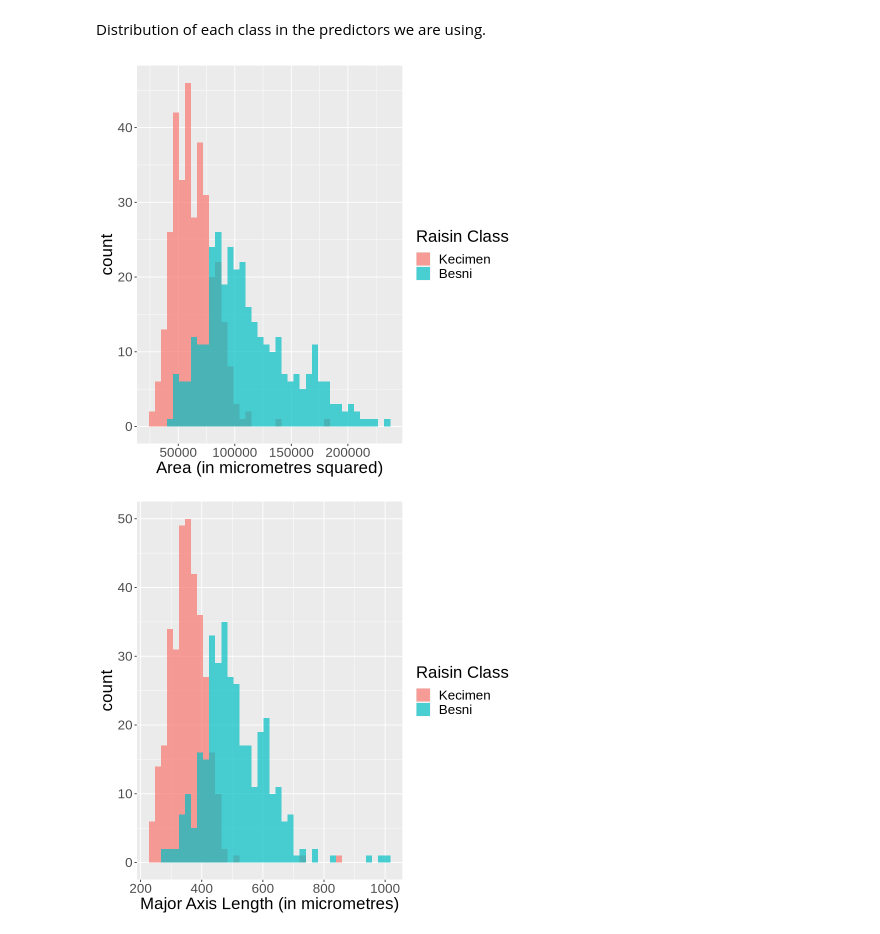
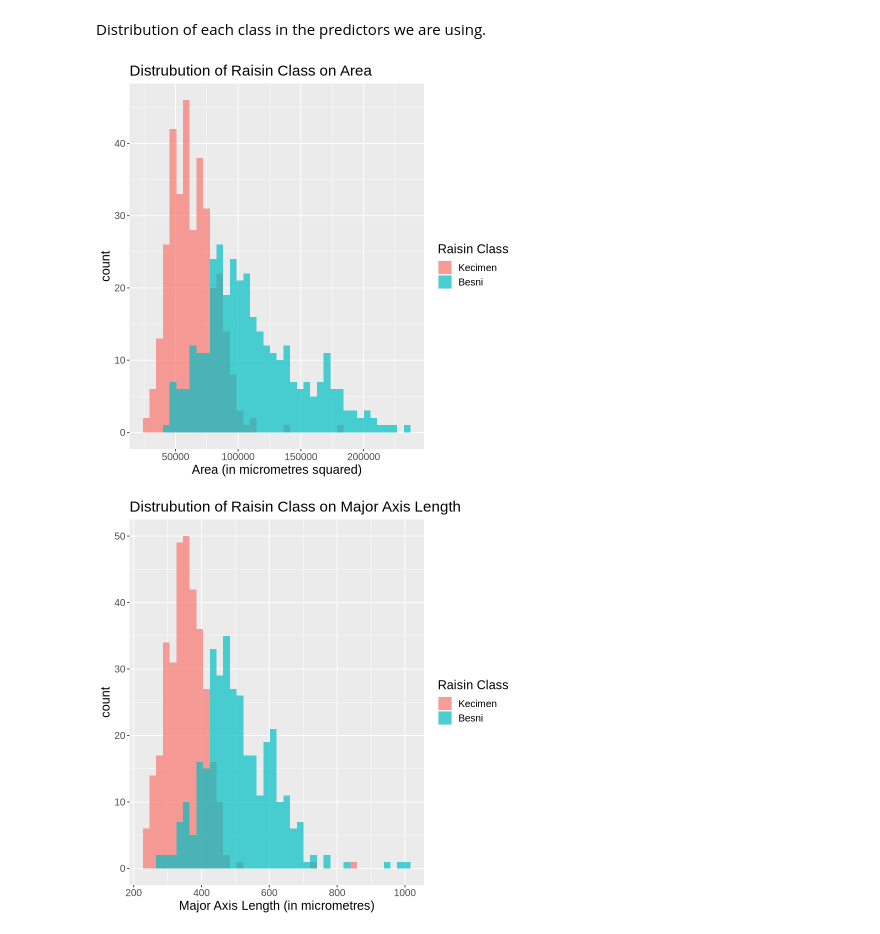
Before and after one commit to dvolman/DSCI-Group-Project, a Jupyter notebook: raisin_data.ipynb, the cells around one changed output. Cells and saved outputs as stored; diff of their text form; code cells hidden in the pictures.

Commit message:
march 9
added plot titles

```diff
--- a/raisin_data.ipynb
+++ b/raisin_data.ipynb
@@ -129,28 +129,32 @@ Distribution of each class in the predictors we are using.
 # %%
 hist_Area <- raisin_train |>
                     ggplot(aes(x = Area, fill = Class)) +
                     geom_histogram(position = "identity", alpha = 0.7, bins = 40) +
-                    labs(x = "Area (in micrometres squared)", fill = "Raisin Class") +
-                    theme(text = element_text(size = 20))
+                    labs(x = "Area (in micrometres squared)", fill = "Raisin Class",
+                         title = "Distrubution of Raisin Class on Area") +
+                    theme(text = element_text(size = 15))
 hist_Major_Axis_Length <- raisin_train |>
                     ggplot(aes(x = Major_Axis_Length, fill = Class)) +
                     geom_histogram(position = "identity", alpha = 0.7, bins = 40) +
-                    labs(x = "Major Axis Length (in micrometres)", fill = "Raisin Class") +
-                    theme(text = element_text(size = 20))
+                    labs(x = "Major Axis Length (in micrometres)", fill = "Raisin Class",
+                         title = "Distrubution of Raisin Class on Major Axis Length") +
+                    theme(text = element_text(size = 15))
 hist_Convex_Area <- raisin_train |>
                     ggplot(aes(x = Convex_Area, fill = Class)) +
                     geom_histogram(position = "identity", alpha = 0.7, bins = 40) +
-                    labs(x = "Convex Area (in micrometres squared)", fill = "Raisin Class") +
-                    theme(text = element_text(size = 20))
+                    labs(x = "Convex Area (in micrometres squared)", fill = "Raisin Class",
+                         title = "Distrubution of Raisin Class on Convex Area") +
+                    theme(text = element_text(size = 15))
 hist_Perimeter <- raisin_train |>
                     ggplot(aes(x = Perimeter, fill = Class)) +
                     geom_histogram(position = "identity", alpha = 0.7, bins = 40) +
-                    labs(x = "Perimeter (in micrometres)", fill = "Raisin Class") +
-                    theme(text = element_text(size = 20))
+                    labs(x = "Perimeter (in micrometres)", fill = "Raisin Class",
+                         title = "Distrubution of Raisin Class on Perimeter") +
+                    theme(text = element_text(size = 15))
 hist_Area
 hist_Major_Axis_Length
 hist_Convex_Area
 hist_Perimeter
 # %% [output]
-[figure, old version]
+[figure, new version]
-[figure, old version]
+[figure, new version]
```
Also changed, not shown: parts of 1 cell of this notebook.
